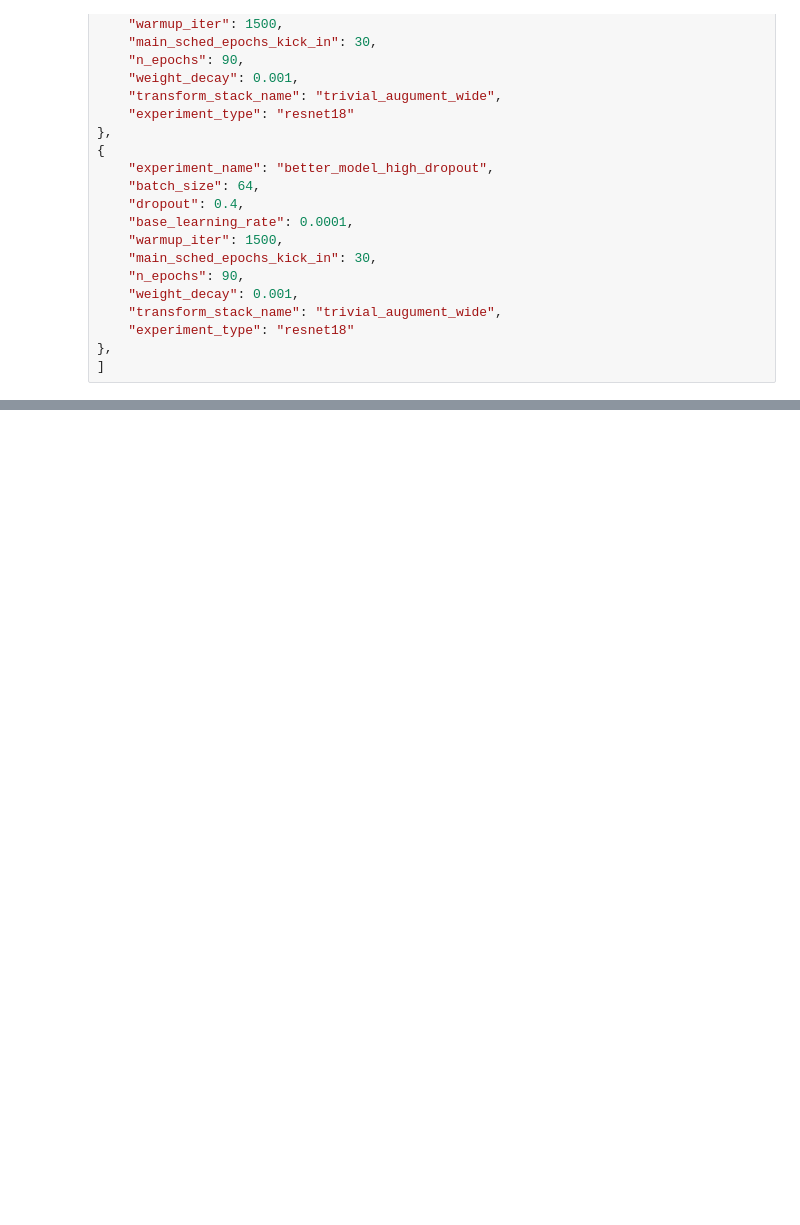
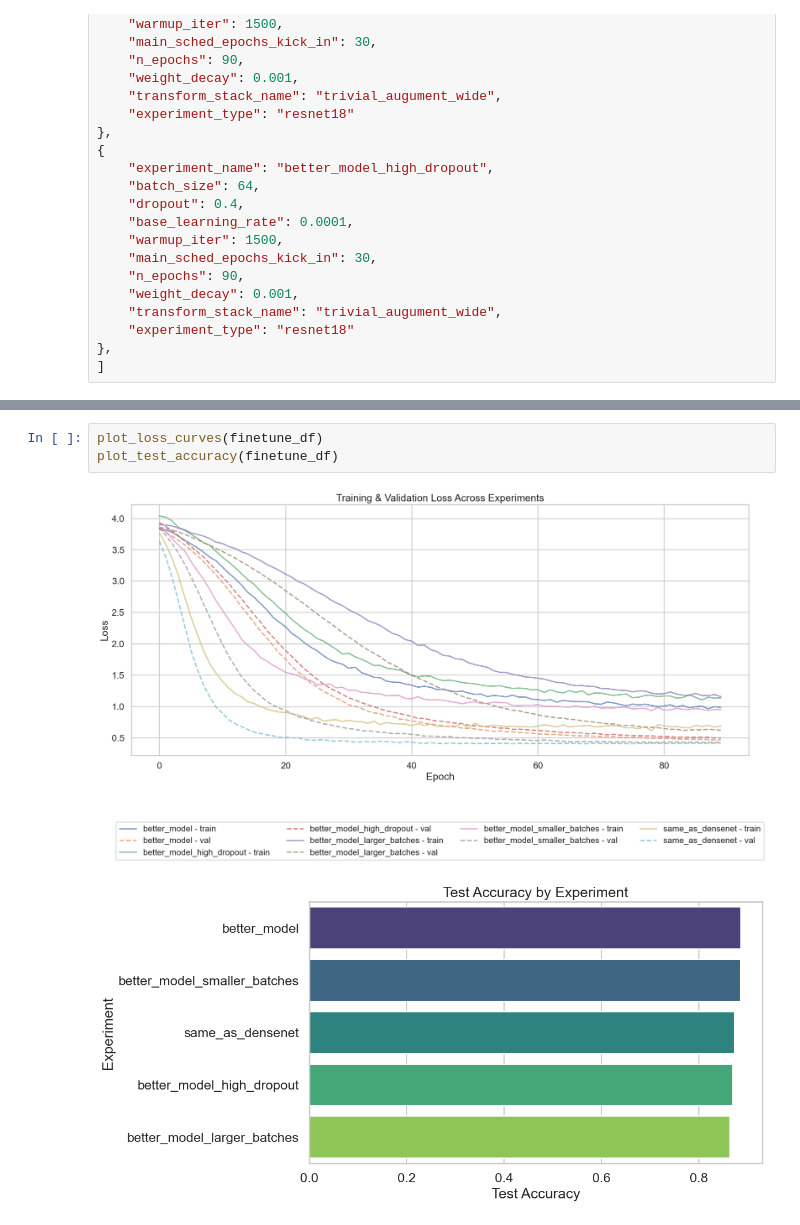
Before and after one commit to andreeado/ipcv, a Jupyter notebook: assigment_2_final.ipynb, the cells around one changed output, grey strips where cells are left out. Saved outputs shown, nothing was run; the diff lists cells and outputs as text; blank space fills up the shorter version.

```diff
--- a/assigment_2_final.ipynb
+++ b/assigment_2_final.ipynb
@@ -710,0 +883,6 @@ for par in parameters_finetune_base:
+# %%
+plot_loss_curves(finetune_df)
+plot_test_accuracy(finetune_df)
+# %% [output]
+[figure, added]
+[figure, added]
```
Also changed, not shown: parts of 10 cells of this notebook, 6 other files.
